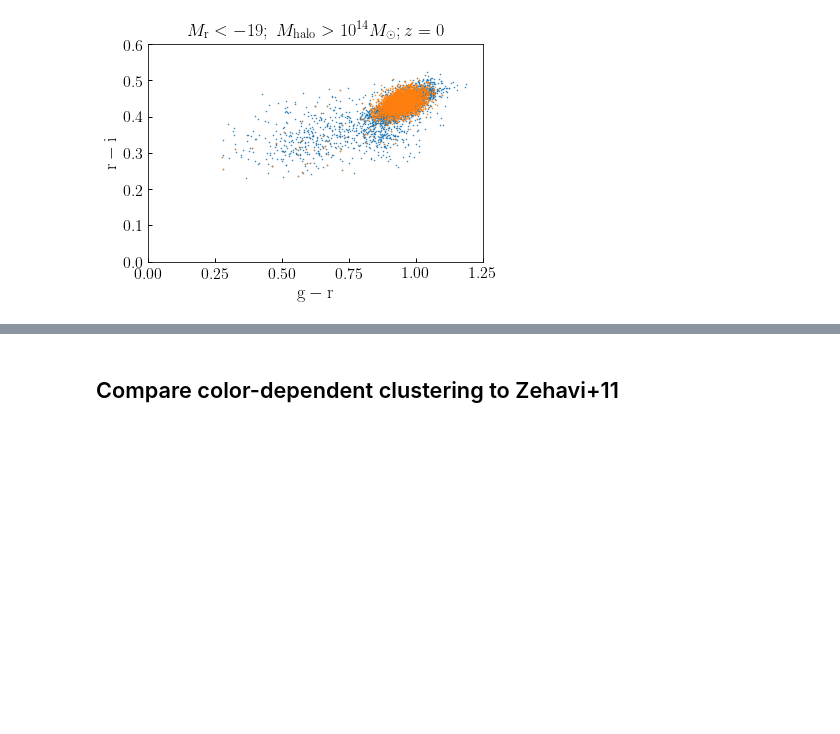
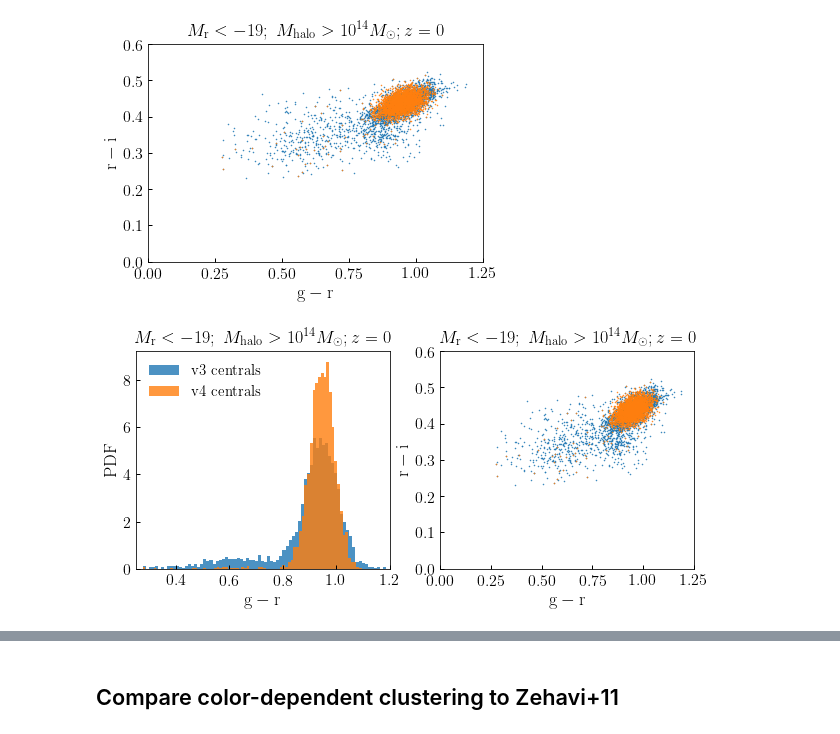
Before and after one commit to LSSTDESC/cosmodc2, a Jupyter notebook: notebooks/cluster_color_dev.ipynb, the cells around one changed output, grey strips where cells are left out. Cells and saved outputs as stored; diff of their text form; code cells hidden in the pictures; blank space fills up the shorter version.

Commit message:
Added upshot figure in cluster_color_dev notebook

```diff
--- a/notebooks/cluster_color_dev.ipynb
+++ b/notebooks/cluster_color_dev.ipynb
@@ -119,27 +138,43 @@ title = ax.set_title(_title)
 # %%
 magr_mask = mock['restframe_extincted_sdss_abs_magr'] < -19
 cenmask = mock['upid'] == -1
 cluster_halo_mask = mock['host_halo_mvir'] > 10**14
 
-fig, ax = plt.subplots(1, 1)
+
+fig, (ax1, ax2) = plt.subplots(1, 2, figsize=(10, 4))
 
 nbins = 80
-__=ax.hist(mock['gr'][~cenmask & cluster_halo_mask & magr_mask],
-               bins=nbins, normed=True, alpha=0.8,
-              label=r'${\rm satellites}$')
-__=ax.hist(mock['_gr_no_remap'][cenmask & cluster_halo_mask & magr_mask],
+__=ax1.hist(mock['_gr_no_remap'][cenmask & cluster_halo_mask & magr_mask],
                bins=nbins, normed=True, alpha=0.8,
               label=r'${\rm v3\ centrals}$')
-__=ax.hist(mock['gr'][cenmask & cluster_halo_mask & magr_mask],
+__=ax1.hist(mock['gr'][cenmask & cluster_halo_mask & magr_mask],
                bins=nbins, normed=True, alpha=0.8,
-              label=r'${\rm centrals}$')
+              label=r'${\rm v4\ centrals}$')
 
-legend = ax.legend()
+legend = ax1.legend()
+xlim1 = ax1.set_xlim(0.25, 1.2)
+xlabel1 = ax1.set_xlabel(r'${\rm g-r}$')
+ylabel1 = ax1.set_ylabel(r'${\rm PDF}$')
+_title = r'$M_{\rm r} < -19;\ M_{\rm halo}>10^{14}M_{\odot}; z=0$'
+title1 = ax1.set_title(_title)
 
-# ylim = ax.set_ylim(0, 16)
-xlim = ax.set_xlim(0.25, 1.2)
-xlabel = ax.set_xlabel(r'${\rm g-r}$')
-ylabel = ax.set_ylabel(r'${\rm PDF}$')
 
+__=ax2.scatter(mock['_gr_no_remap'][cenmask & cluster_halo_mask & magr_mask],
+              mock['_ri_no_remap'][cenmask & cluster_halo_mask & magr_mask], s=0.25,
+              label=r'${\rm v3\ centrals}$')
+
+__=ax2.scatter(mock['gr'][cenmask & cluster_halo_mask & magr_mask],
+              mock['ri'][cenmask & cluster_halo_mask & magr_mask], s=0.25,
+              label=r'${\rm v4\ centrals}$')
+
+xlim2 = ax2.set_xlim(0., 1.25)
+ylim2 = ax2.set_ylim(0., 0.6)
+xlabel2 = ax2.set_xlabel(r'${\rm g-r}$')
+ylabel2 = ax2.set_ylabel(r'${\rm r-i}$')
 _title = r'$M_{\rm r} < -19;\ M_{\rm halo}>10^{14}M_{\odot}; z=0$'
-title = ax.set_title(_title)
+title2 = ax2.set_title(_title)
+
+figname = 'central_colors_v3_vs_v4.pdf'
+fig.savefig(figname, bbox_extra_artists=[xlabel1, ylabel1], bbox_inches='tight')
+# %% [output]
+[figure, added]
```
Also changed, not shown: parts of 13 cells of this notebook.
